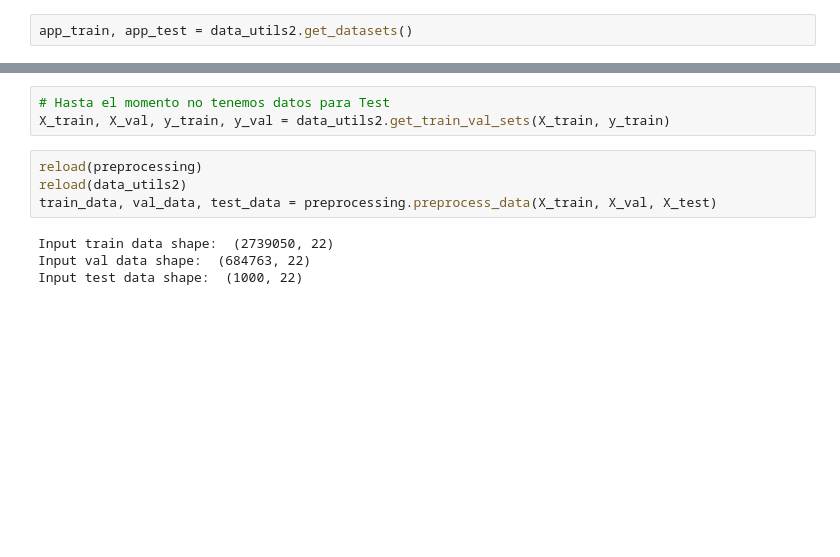
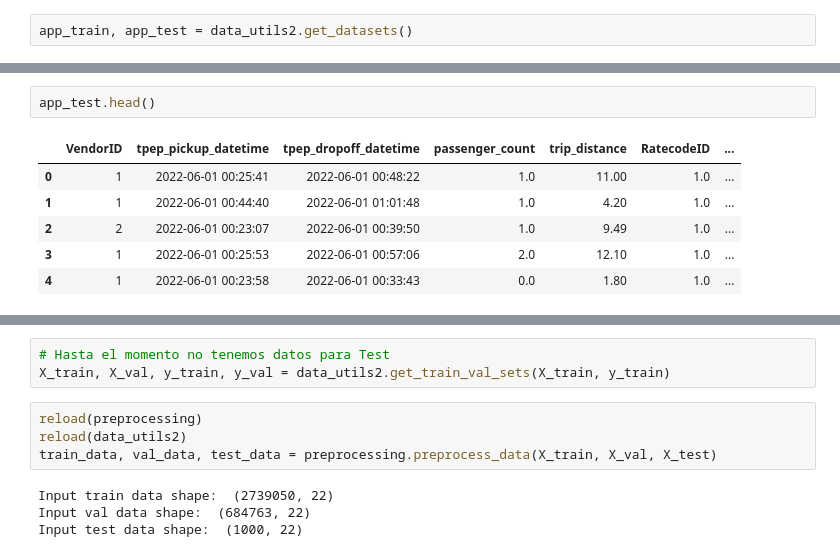
Before and after one commit to yulissateran/taxi-price-predictor, a Jupyter notebook: Taxi-Price-Predictor Preprocessing.ipynb, the cells around one changed output, grey strips where cells are left out. Drawn from its saved outputs; the diff is of its cells as text; blank space fills up the shorter version.

```diff
--- a/Taxi-Price-Predictor Preprocessing.ipynb
+++ b/Taxi-Price-Predictor Preprocessing.ipynb
@@ -443,3 +456,12 @@ app_train, app_test = data_utils2.get_datasets()
+# %%
+app_test.head()
+# %% [output]
+|  | VendorID | tpep_pickup_datetime | tpep_dropoff_datetime | passenger_count | trip_distance | RatecodeID | ... |
+| 0 | 1 | 2022-06-01 00:25:41 | 2022-06-01 00:48:22 | 1.0 | 11.00 | 1.0 | ... |
+| 1 | 1 | 2022-06-01 00:44:40 | 2022-06-01 01:01:48 | 1.0 | 4.20 | 1.0 | ... |
+| 2 | 2 | 2022-06-01 00:23:07 | 2022-06-01 00:39:50 | 1.0 | 9.49 | 1.0 | ... |
+| 3 | 1 | 2022-06-01 00:25:53 | 2022-06-01 00:57:06 | 2.0 | 12.10 | 1.0 | ... |
+| 4 | 1 | 2022-06-01 00:23:58 | 2022-06-01 00:33:43 | 0.0 | 1.80 | 1.0 | ... |
 # %%
 # Now we execute the function above to get the result
 X_train, y_train, X_test, y_test = data_utils2.get_feature_target(app_train, app_test)
```
Also changed, not shown: parts of 6 cells of this notebook, 3 other files.
